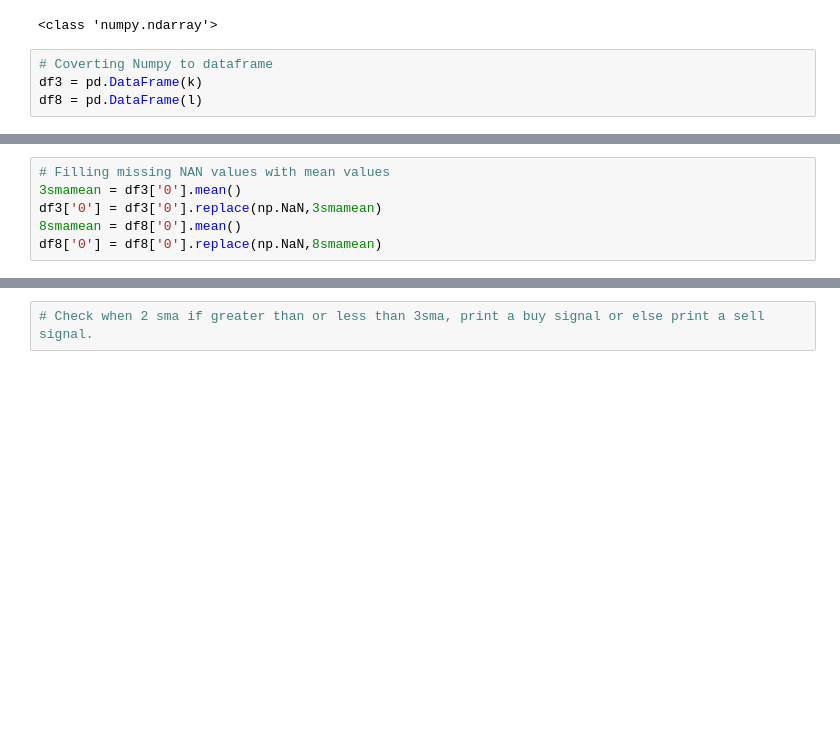
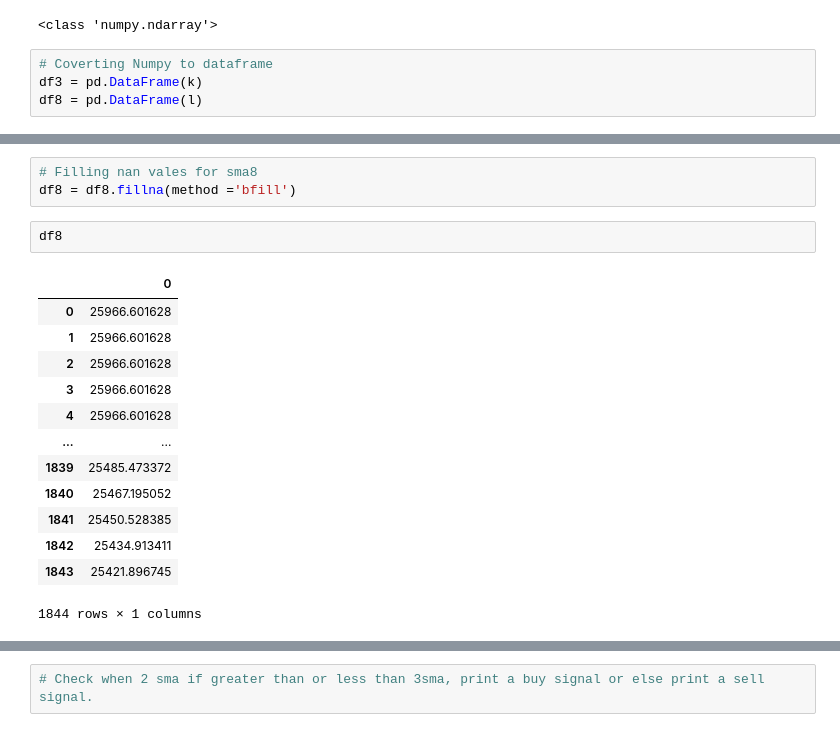
Before and after one commit to SitaramD/Stocks-Markets, a Jupyter notebook: MovAvg Strategy.ipynb, the cells around one changed output, grey strips where cells are left out. Drawn from its saved outputs; the diff is of its cells as text; blank space fills up the shorter version.

```diff
--- a/MovAvg Strategy.ipynb
+++ b/MovAvg Strategy.ipynb
@@ -310,6 +297,0 @@ dtype: int64
-# %%
-# Filling missing NAN values with mean values
-3smamean = df3['0'].mean()
-df3['0'] = df3['0'].replace(np.NaN,3smamean)
-8smamean = df8['0'].mean()
-df8['0'] = df8['0'].replace(np.NaN,8smamean)
@@ -331,0 +329,19 @@ df3
+# %%
+# Filling nan vales for sma8
+df8 = df8.fillna(method ='bfill')
+# %%
+df8
+# %% [output]
+|  | 0 |
+| 0 | 25966.601628 |
+| 1 | 25966.601628 |
+| 2 | 25966.601628 |
+| 3 | 25966.601628 |
+| 4 | 25966.601628 |
+| ... | ... |
+| 1839 | 25485.473372 |
+| 1840 | 25467.195052 |
+| 1841 | 25450.528385 |
+| 1842 | 25434.913411 |
+| 1843 | 25421.896745 |
+1844 rows × 1 columns
```
Also changed, not shown: parts of 33 cells of this notebook.
